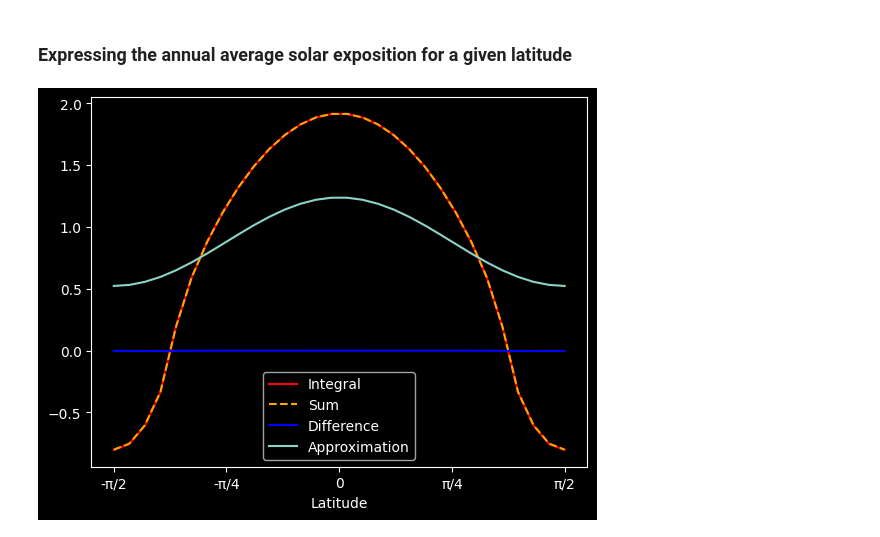
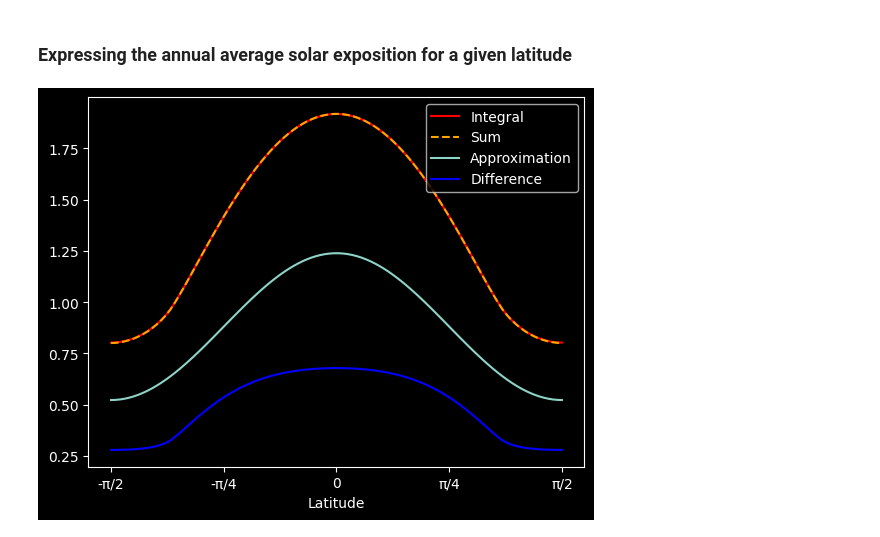
Before and after one commit to aledha/TMA4195-Project, a Jupyter notebook: Question7.ipynb, the cells around one changed output. Cells and saved outputs as stored; diff of their text form; code cells hidden in the pictures.

```diff
--- a/Question7.ipynb
+++ b/Question7.ipynb
@@ -7,30 +7,42 @@ import matplotlib.pyplot as plt
 # %%
 plt.style.use('dark_background')
 # %%
-def dayly_exposure(O, phi, tau = 0.409):
+def daily_exposure(O, phi, tau = 0.409, different_bounds = False):
     delta = tau * np.sin(O)
-    T = np.tan(delta)*np.tan(phi)
+    T = -np.tan(delta)*np.tan(phi)
     # Check if we have midnight sun
     t0 = 0
-    if T >= 1:
-        # The sun does not set
-        t0 = -np.pi
-    elif T <= -1:
-        # The sun does not rise
-        return 0
+    if np.abs(T) >= 1:
+        if np.sign(delta)*np.sign(phi) == 1:
+            t0 = np.pi
+        elif np.sign(delta)*np.sign(phi) == -1:
+            t0 = 0
+    # if T >= 1:
+    #     # The sun does not set
+    #     t0 = np.pi
+    # if T <= -1:
+    #     # The sun does not rise
+    #     t0 = 0
     else:
         # Sunrise and sunset
         t0 = np.arccos(T)
     # if np.sin(O) > (np.pi - 2*phi) / (2*tau):
     #     return 0
-    return 2 * ( t0 * np.sin(delta) * np.sin(phi)
-        + np.cos(delta) * np.cos(phi) * np.sin(t0))
+
+
+    if different_bounds == False:
+        return 2  * ( t0 * np.sin(delta) * np.sin(phi)
+            + np.cos(delta) * np.cos(phi) * np.sin(t0)) #* (1/(2*np.pi))
+    else:
+        return 2 *  ( t0 * np.sin(delta) * np.sin(phi)
+            + np.cos(delta) * np.cos(phi) * np.sin(t0)
+            - np.pi * np.sin(delta) * np.sin(phi) )
 # %%
 # Get yearly average by summing over all days and dividing by 365
 def yearly_exposure_sum(phi, tau = 0.409):
     year_expo = 0
     for O in np.linspace(0, 2*np.pi, 365):
-        year_expo += dayly_exposure(O, phi, tau)
+        year_expo += daily_exposure(O, phi, tau, different_bounds = True)
 
     return year_expo / 365
 # %%
@@ -38,26 +50,26 @@ def yearly_approx(phi, S2 = -0.477):
     return 1 + S2 * 0.5 * (3 * np.sin(phi)**2 - 1)
 # %%
 # Integrate over over the year
-phi_list = np.linspace(-np.pi/2, np.pi/2, 30)
+phi_list = np.linspace(-np.pi/2, np.pi/2, 100)
 
 integral_list = np.zeros(len(phi_list))
 yearly_approx_list = np.zeros(len(phi_list))
 yearly_exposure_sum_list = np.zeros(len(phi_list))
 
 for i, phi_enum in enumerate(phi_list):
-    exposure = sp.integrate.quad(lambda O: dayly_exposure(O, phi_enum), -np.pi, np.pi, limit=100)
+    exposure = sp.integrate.quad(lambda O: daily_exposure(O, phi_enum), 0, 2*np.pi, limit=50)
     integral_list[i] = exposure[0]*(1/(2*np.pi))
     yearly_approx_list[i] = yearly_approx(phi_enum)
     yearly_exposure_sum_list[i] = yearly_exposure_sum(phi_enum)
 
 plt.plot(phi_list, integral_list, label = 'Integral', color = 'red')
 plt.plot(phi_list, yearly_exposure_sum_list, label = 'Sum', linestyle = '--', color = 'orange')
-plt.plot(phi_list, ((integral_list - yearly_exposure_sum_list)), label = 'Difference', color = 'blue')
 plt.plot(phi_list, yearly_approx_list, label = 'Approximation')
+plt.plot(phi_list, ((integral_list - yearly_approx_list)), label = 'Difference', color = 'blue')
 plt.legend()
 plt.xticks([-np.pi/2, -np.pi/4, 0, np.pi/4, np.pi/2], ['-π/2', '-π/4', '0', 'π/4', 'π/2'])
 plt.xlabel('Latitude')
 plt.show()
 # %% [output]
-[figure, old version]
+[figure, new version]
 # %%
```
Also changed, not shown: parts of 3 cells of this notebook, 1 other file.
